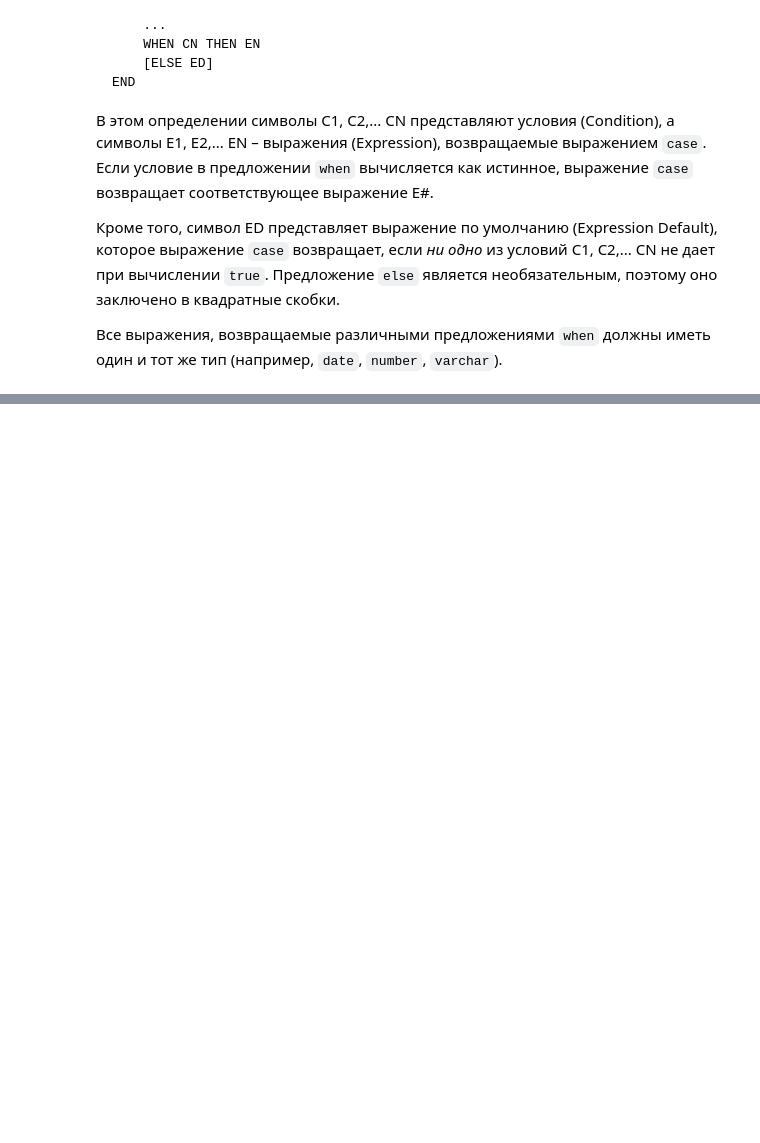
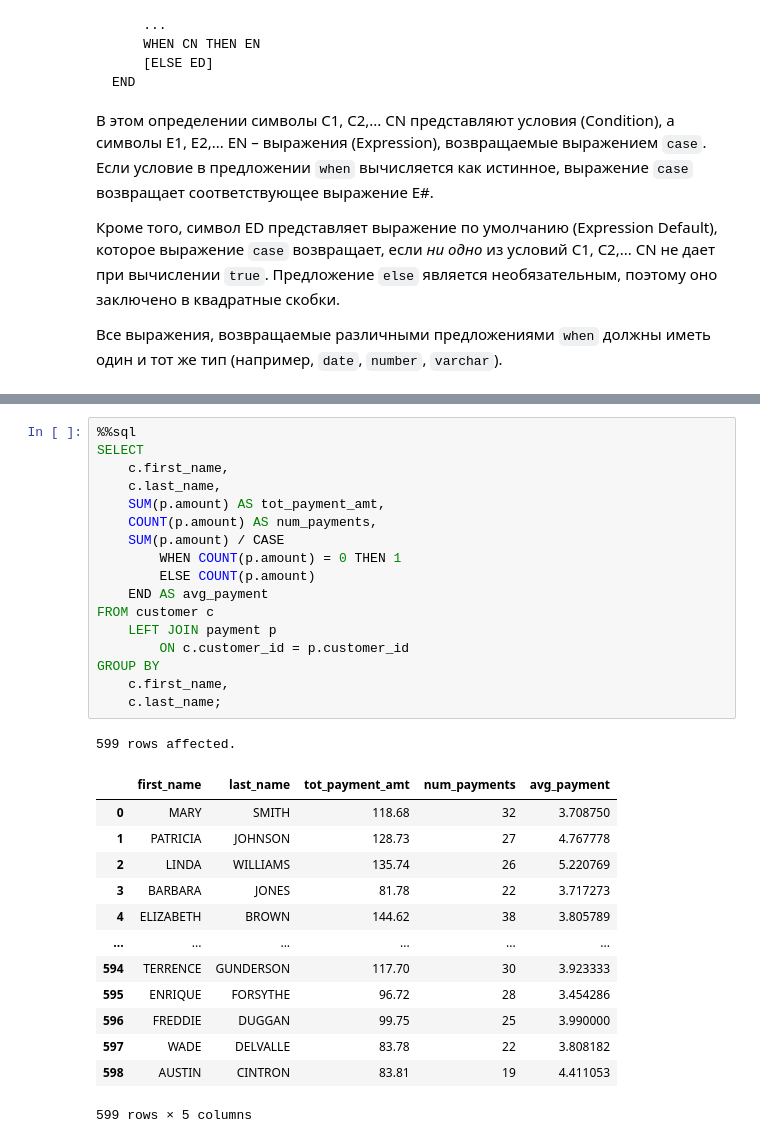
Before and after one commit to magus1968/learning-sql, a Jupyter notebook: docs/chapters/ch11.ipynb, the cells around one changed output, grey strips where cells are left out. Drawn from its saved outputs; the diff is of its cells as text; blank space fills up the shorter version.

```diff
--- a/docs/chapters/ch11.ipynb
+++ b/docs/chapters/ch11.ipynb
@@ -157,0 +469,32 @@ END
+# %%
+%%sql
+SELECT
+    c.first_name,
+    c.last_name,
+    SUM(p.amount) AS tot_payment_amt,
+    COUNT(p.amount) AS num_payments,
+    SUM(p.amount) / CASE
+        WHEN COUNT(p.amount) = 0 THEN 1
+        ELSE COUNT(p.amount)
+    END AS avg_payment
+FROM customer c
+    LEFT JOIN payment p
+        ON c.customer_id = p.customer_id
+GROUP BY
+    c.first_name,
+    c.last_name;
+# %% [output]
+599 rows affected.
+|  | first_name | last_name | tot_payment_amt | num_payments | avg_payment |
+| 0 | MARY | SMITH | 118.68 | 32 | 3.708750 |
+| 1 | PATRICIA | JOHNSON | 128.73 | 27 | 4.767778 |
+| 2 | LINDA | WILLIAMS | 135.74 | 26 | 5.220769 |
+| 3 | BARBARA | JONES | 81.78 | 22 | 3.717273 |
+| 4 | ELIZABETH | BROWN | 144.62 | 38 | 3.805789 |
+| ... | ... | ... | ... | ... | ... |
+| 594 | TERRENCE | GUNDERSON | 117.70 | 30 | 3.923333 |
+| 595 | ENRIQUE | FORSYTHE | 96.72 | 28 | 3.454286 |
+| 596 | FREDDIE | DUGGAN | 99.75 | 25 | 3.990000 |
+| 597 | WADE | DELVALLE | 83.78 | 22 | 3.808182 |
+| 598 | AUSTIN | CINTRON | 83.81 | 19 | 4.411053 |
+599 rows × 5 columns
```
Also changed, not shown: parts of 29 cells of this notebook.
